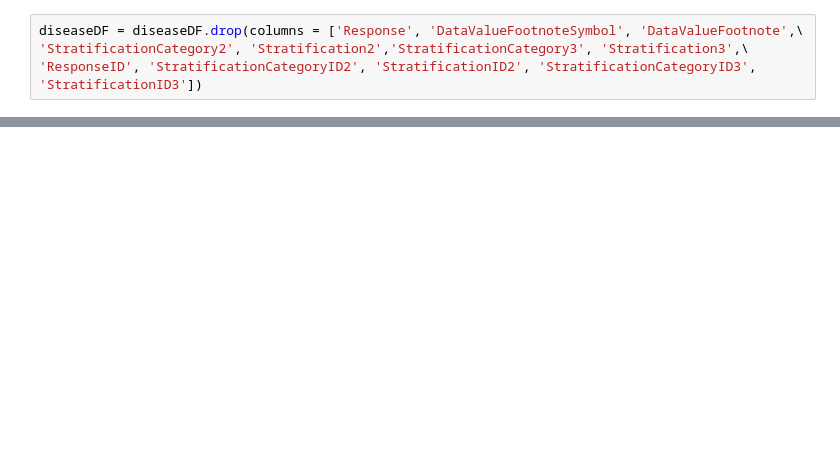
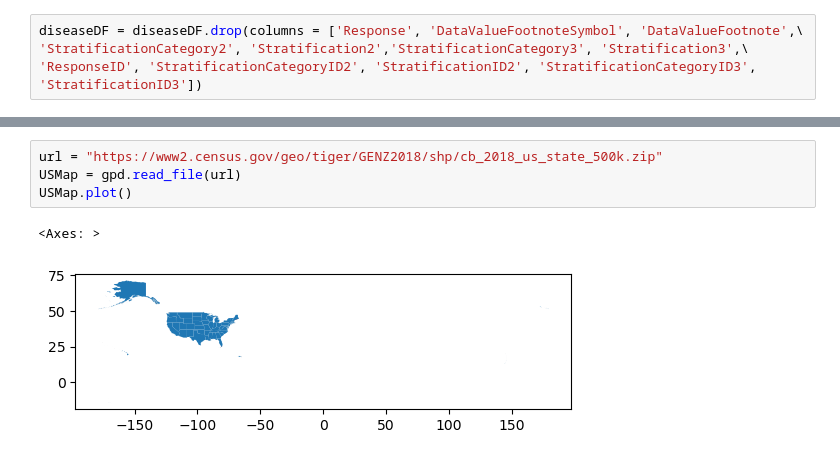
Before and after one commit to CameronStevens4/Data213-Final-Project---Cameron-Stevens, a Jupyter notebook: FinalProject.ipynb, the cells around one changed output, grey strips where cells are left out. Drawn from its saved outputs; the diff is of its cells as text; blank space fills up the shorter version.

```diff
--- a/FinalProject.ipynb
+++ b/FinalProject.ipynb
@@ -24,0 +51,7 @@ diseaseDF = diseaseDF.drop(columns = ['Response', 'DataValueFootnoteSymbol', 'Da
+# %%
+url = "https://www2.census.gov/geo/tiger/GENZ2018/shp/cb_2018_us_state_500k.zip"
+USMap = gpd.read_file(url)
+USMap.plot()
+# %% [output]
+<Axes: >
+[figure, added]
```
Also changed, not shown: parts of 4 cells of this notebook.
